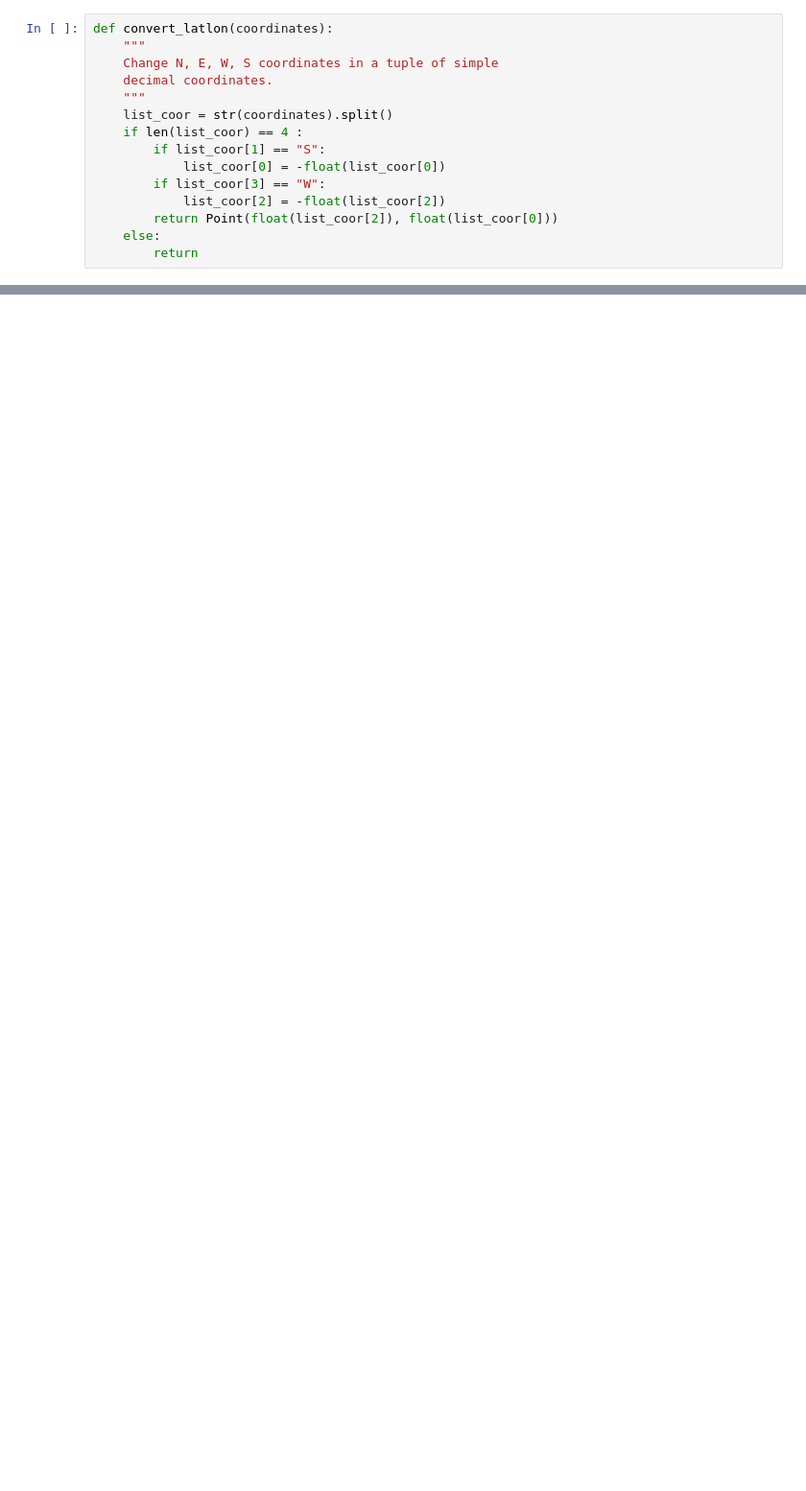
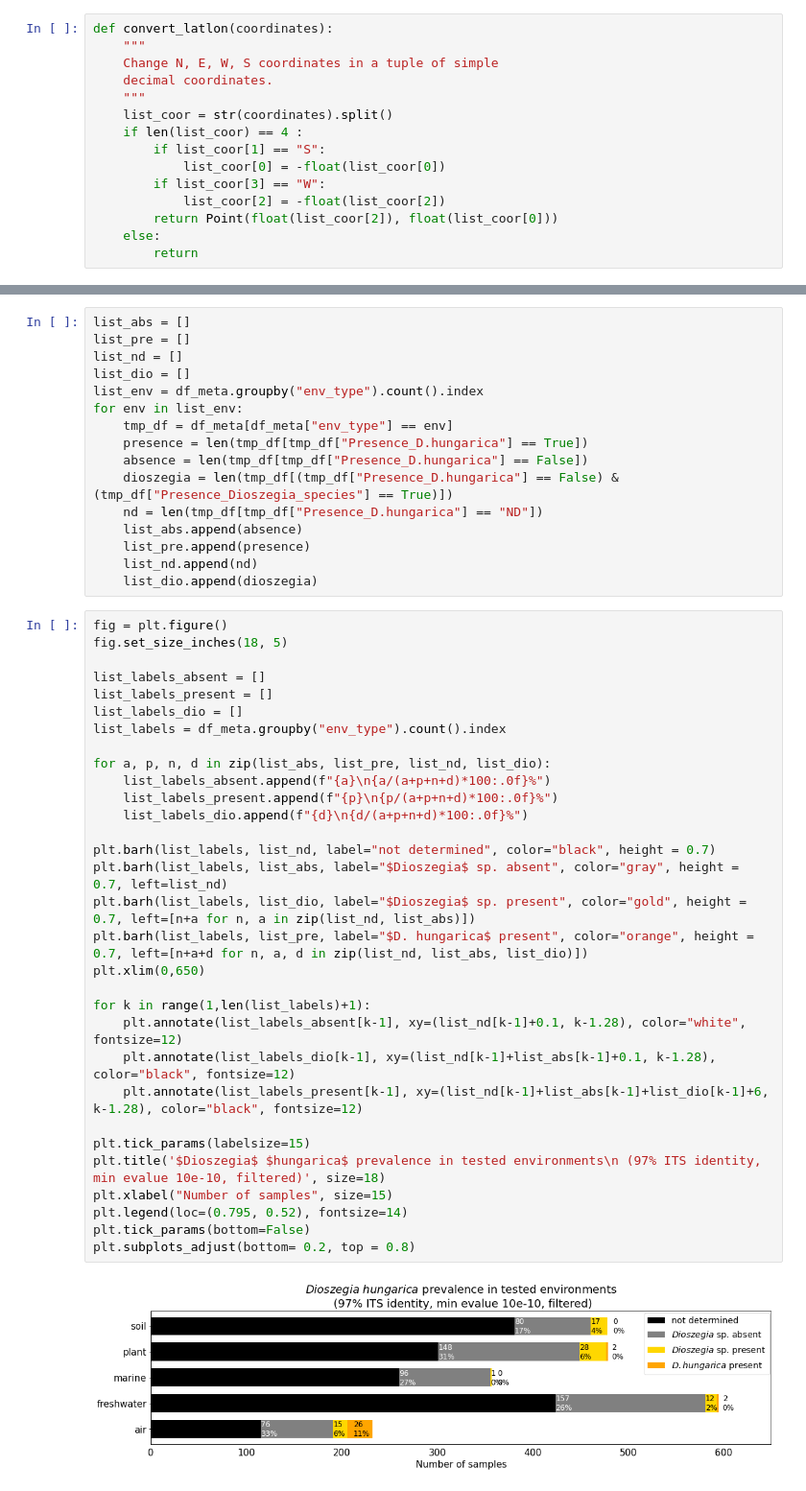
Before and after one commit to JarrigeD/Dioszegia_hungarica_sequencing, a Jupyter notebook: Dioszegia_spacial_analyses_notebook.ipynb, the cells around one changed output, grey strips where cells are left out. Shown at 96% size. Drawn from its saved outputs; the diff is of its cells as text; blank space fills up the shorter version.

```diff
--- a/Dioszegia_spacial_analyses_notebook.ipynb
+++ b/Dioszegia_spacial_analyses_notebook.ipynb
@@ -111,0 +189,49 @@ Text(0.5, 1.0, 'Distribution of $Dioszegia$ $hungarica$')
+# %%
+list_abs = []
+list_pre = []
+list_nd = []
+list_dio = []
+list_env = df_meta.groupby("env_type").count().index
+for env in list_env:
+    tmp_df = df_meta[df_meta["env_type"] == env]
+    presence = len(tmp_df[tmp_df["Presence_D.hungarica"] == True])
+    absence = len(tmp_df[tmp_df["Presence_D.hungarica"] == False])
+    dioszegia = len(tmp_df[(tmp_df["Presence_D.hungarica"] == False) & (tmp_df["Presence_Dioszegia_species"] == True)])
+    nd = len(tmp_df[tmp_df["Presence_D.hungarica"] == "ND"])
+    list_abs.append(absence)
+    list_pre.append(presence)
+    list_nd.append(nd)
+    list_dio.append(dioszegia)
+# %%
+fig = plt.figure()
+fig.set_size_inches(18, 5)
+
+list_labels_absent = []
+list_labels_present = []
+list_labels_dio = []
+list_labels = df_meta.groupby("env_type").count().index
+
+for a, p, n, d in zip(list_abs, list_pre, list_nd, list_dio):
+    list_labels_absent.append(f"{a}\n{a/(a+p+n+d)*100:.0f}%")
+    list_labels_present.append(f"{p}\n{p/(a+p+n+d)*100:.0f}%")
+    list_labels_dio.append(f"{d}\n{d/(a+p+n+d)*100:.0f}%")
+
+plt.barh(list_labels, list_nd, label="not determined", color="black", height = 0.7)
+plt.barh(list_labels, list_abs, label="$Dioszegia$ sp. absent", color="gray", height = 0.7, left=list_nd)
+plt.barh(list_labels, list_dio, label="$Dioszegia$ sp. present", color="gold", height = 0.7, left=[n+a for n, a in zip(list_nd, list_abs)])
+plt.barh(list_labels, list_pre, label="$D. hungarica$ present", color="orange", height = 0.7, left=[n+a+d for n, a, d in zip(list_nd, list_abs, list_dio)])
+plt.xlim(0,650)
+
+for k in range(1,len(list_labels)+1):
+    plt.annotate(list_labels_absent[k-1], xy=(list_nd[k-1]+0.1, k-1.28), color="white", fontsize=12)
+    plt.annotate(list_labels_dio[k-1], xy=(list_nd[k-1]+list_abs[k-1]+0.1, k-1.28), color="black", fontsize=12)
+    plt.annotate(list_labels_present[k-1], xy=(list_nd[k-1]+list_abs[k-1]+list_dio[k-1]+6, k-1.28), color="black", fontsize=12)
+
+plt.tick_params(labelsize=15)
+plt.title('$Dioszegia$ $hungarica$ prevalence in tested environments\n (97% ITS identity, min evalue 10e-10, filtered)', size=18)
+plt.xlabel("Number of samples", size=15)
+plt.legend(loc=(0.795, 0.52), fontsize=14)
+plt.tick_params(bottom=False)
+plt.subplots_adjust(bottom= 0.2, top = 0.8)
+# %% [output]
+[figure, added]
```
Also changed, not shown: parts of 60 cells of this notebook, 6 other files.
